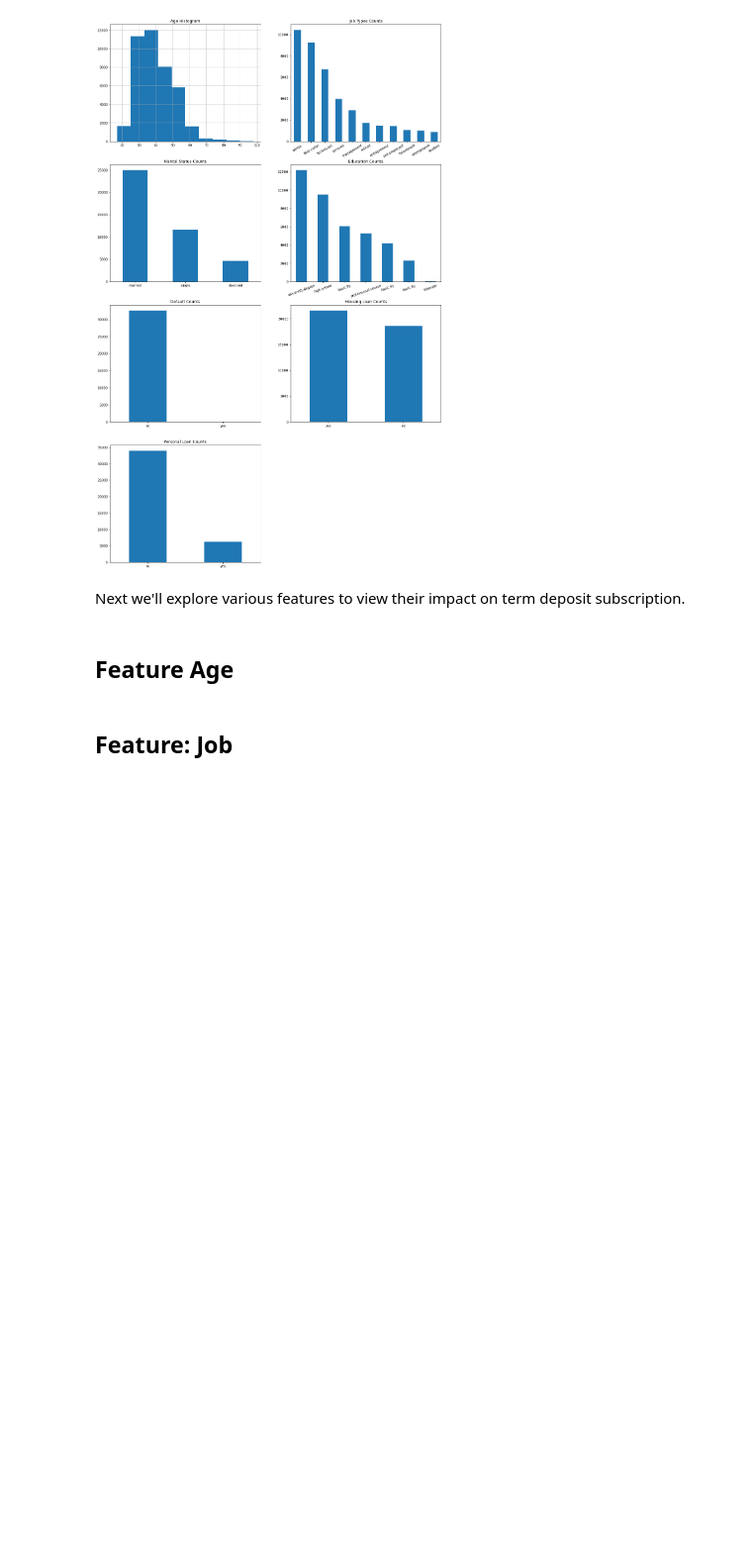
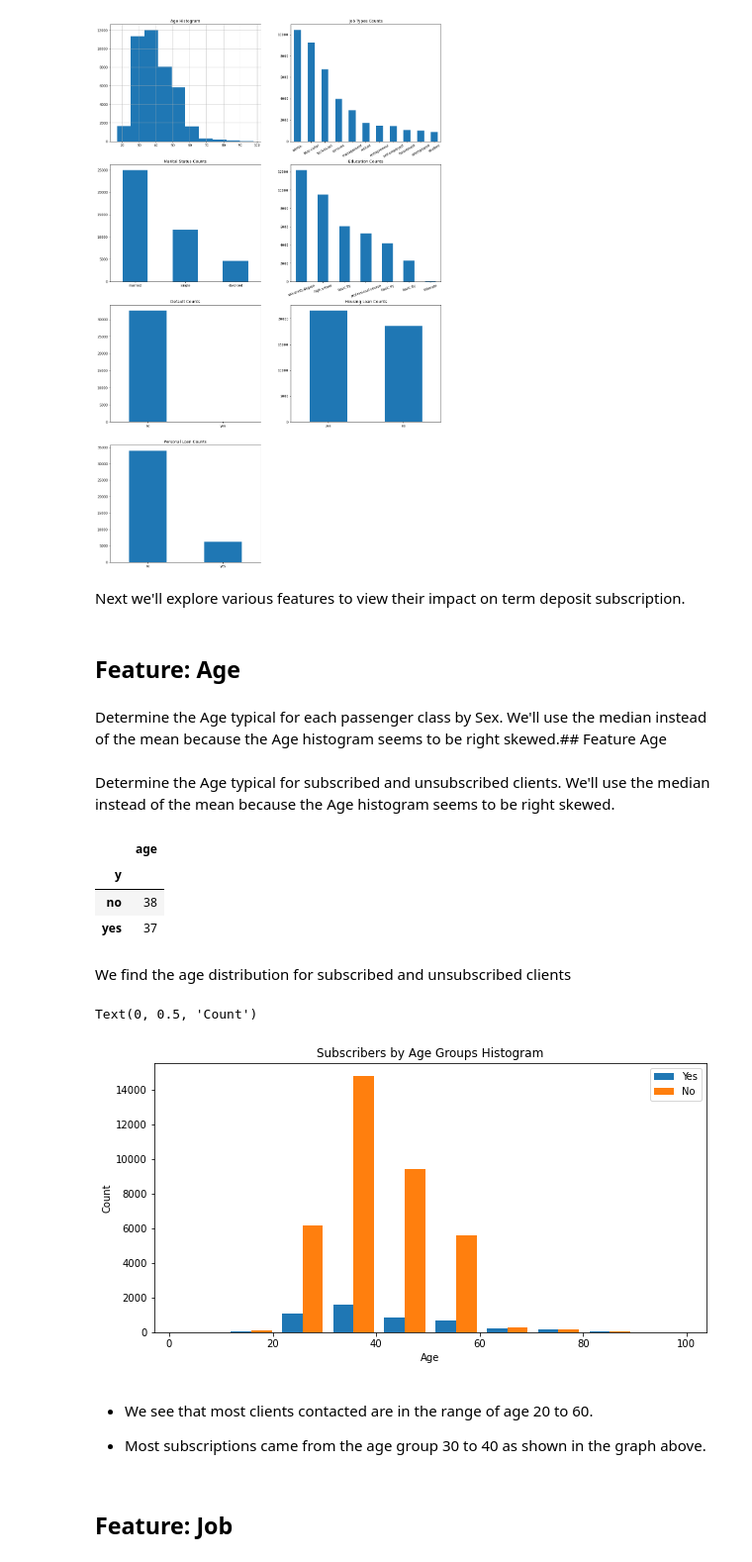
Before and after one commit to neemabk/Bank-TermDeposit-Marketing-Classification, a Jupyter notebook: Classification.ipynb, the cells around one changed output. Shown at 99% size. Cells and saved outputs as stored; diff of their text form; code cells hidden in the pictures; blank space fills up the shorter version.

```diff
--- a/Classification.ipynb
+++ b/Classification.ipynb
@@ -235,7 +235,36 @@ plt.xticks(rotation=0)
 # %% [markdown]
 Next we'll explore various features to view their impact on term deposit subscription.
 # %% [markdown]
-## Feature Age
+## Feature: Age
+# %% [markdown]
+Determine the Age typical for each passenger class by Sex. We'll use the median instead of the mean because the Age histogram seems to be right skewed.## Feature Age
+# %% [markdown]
+Determine the Age typical for subscribed and unsubscribed clients. We'll use the median instead of the mean because the Age histogram seems to be right skewed.
+# %%
+df[['age', 'y']].groupby('y').median()
+# %% [output]
+|  | age |
+| y |  |
+| no | 38 |
+| yes | 37 |
+# %% [markdown]
+We find the age distribution for subscribed and unsubscribed clients
+# %%
+df1 = df[df['y'] == 'yes']['age']
+df2 = df[df['y'] == 'no']['age']
+
+plt.hist([df1, df2], bins= 10, range=(1, 100))
+plt.legend(('Yes', 'No'), loc='best')
+plt.title('Subscribers by Age Groups Histogram')
+plt.xlabel('Age')
+plt.ylabel('Count')
+# %% [output]
+Text(0, 0.5, 'Count')
+[figure, added]
+# %% [markdown]
+* We see that most clients contacted are in the range of age 20 to 60.
+
+* Most subscriptions came from the age group 30 to 40 as shown in the graph above.
 # %% [markdown]
 ## Feature: Job
 # %%
```
Also changed, not shown: parts of 168 cells of this notebook, 1 other file.
